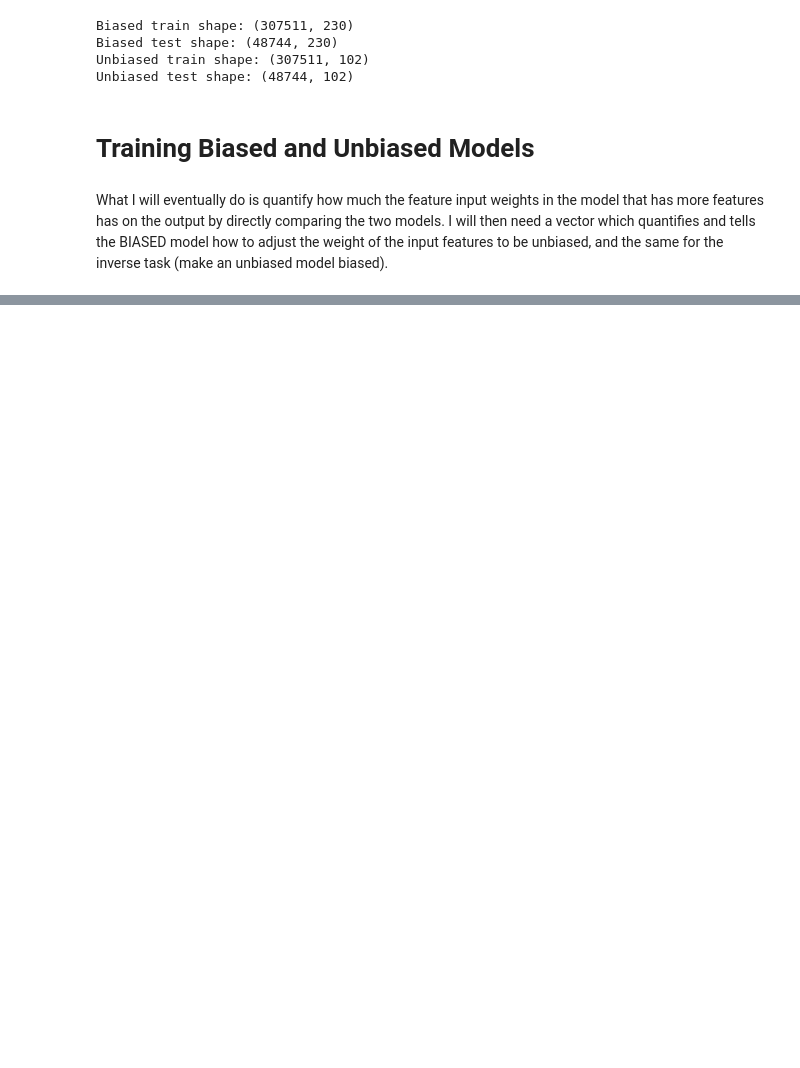
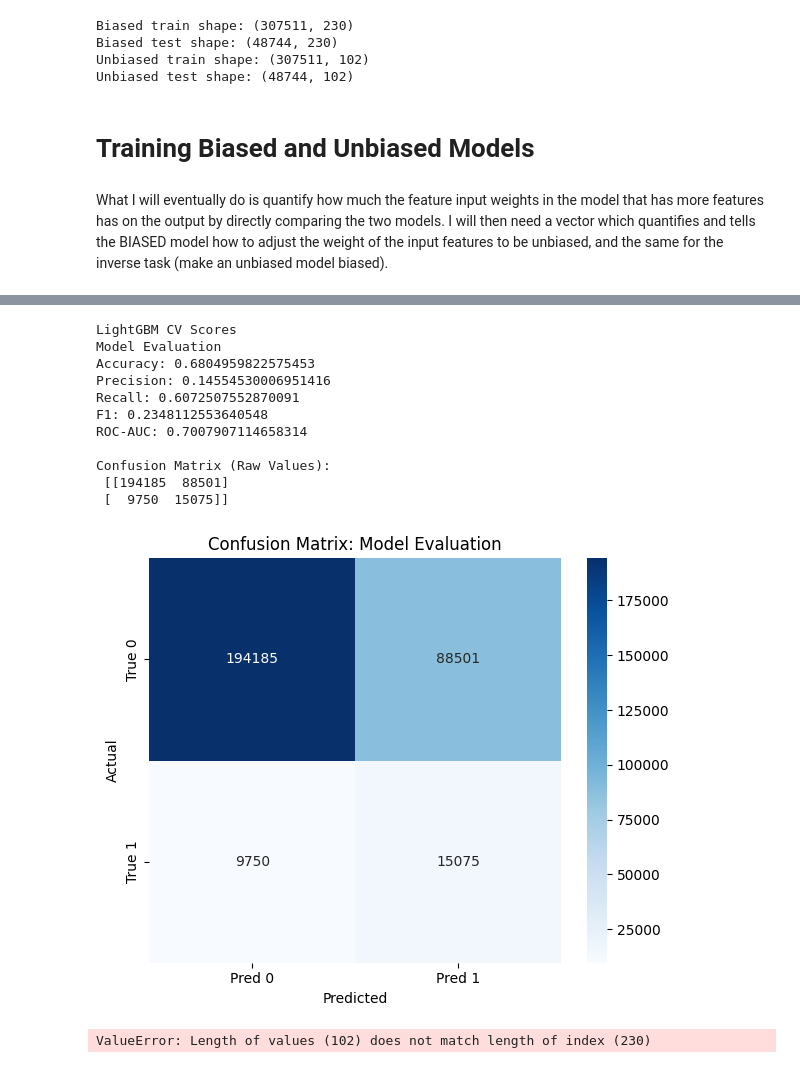
Before and after one commit to qayyumayaan/credit-risk-prediction-bias, a Jupyter notebook: ayaan/03_bias_mitigation.ipynb, the cells around one changed output, grey strips where cells are left out. Saved outputs shown, nothing was run; the diff lists cells and outputs as text; code cells hidden in the pictures; blank space fills up the shorter version.

```diff
--- a/ayaan/03_bias_mitigation.ipynb
+++ b/ayaan/03_bias_mitigation.ipynb
@@ -431,0 +503,37 @@ print(lgb_importance.head(20))
+# %%
+# Now for the unbiased data:
+# Cross-validated predictions (5-fold)
+lgb_pred = cross_val_predict(lgbm, X_unbiased_enc, y_unbiased, cv=5, method="predict")
+
+lgb_pred_proba = cross_val_predict(lgbm, X_unbiased_enc, y_unbiased, cv=5, method="predict_proba")[:, 1]
+
+print("\nLightGBM CV Scores")
+scores(y_unbiased, lgb_pred, lgb_pred_proba)
+
+# Fit final model on ALL training data
+lgbm.fit(X_unbiased_enc, y_unbiased)
+
+# # Predict on real test data
+lgbm_test_pred = lgbm.predict_proba(X_test_unbiased_enc)[:, 1]
+
+# Feature importance
+lgb_importance = pd.Series(lgbm.feature_importances_, index=feature_names_biased).sort_values(
+    ascending=False
+)
+
+print("\nTop 20 LightGBM Features:")
+print(lgb_importance.head(20))
+# %% [output]
+LightGBM CV Scores
+Model Evaluation
+Accuracy: 0.6804959822575453
+Precision: 0.14554530006951416
+Recall: 0.6072507552870091
+F1: 0.2348112553640548
+ROC-AUC: 0.7007907114658314
+
+Confusion Matrix (Raw Values):
+ [[194185  88501]
+ [  9750  15075]]
+[figure, added]
+ValueError: Length of values (102) does not match length of index (230)
```
Also changed, not shown: parts of 5 cells of this notebook.
